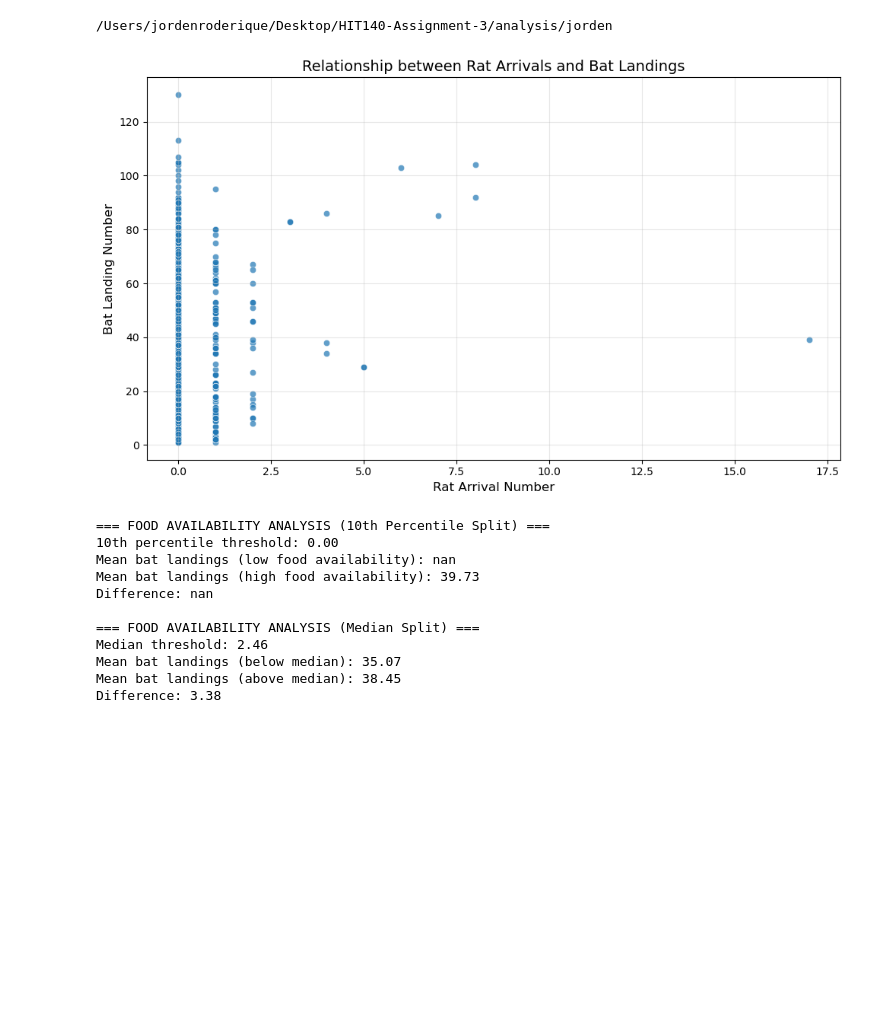
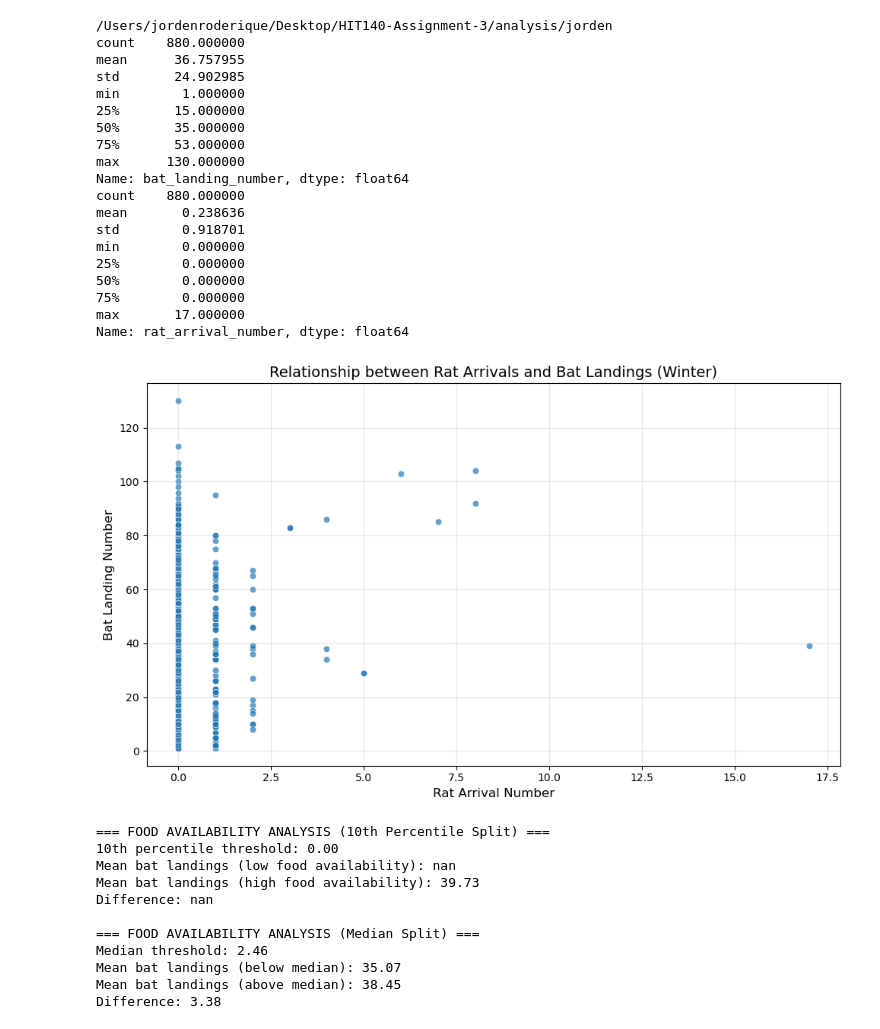
Before and after one commit to JordenRoderique/HIT140-Assignment-3, a Jupyter notebook: analysis/jorden/jr-analysis-winter.ipynb, the cells around one changed output. Drawn from its saved outputs; the diff is of its cells as text; code cells hidden in the pictures; blank space fills up the shorter version.

```diff
--- a/analysis/jorden/jr-analysis-winter.ipynb
+++ b/analysis/jorden/jr-analysis-winter.ipynb
@@ -1,29 +1,50 @@
 # %%
 import pandas as pd
 import numpy as np
 import matplotlib.pyplot as plt
 import seaborn as sns
 import statsmodels.api as sm
 import os
 
 cwd = os.getcwd()
 print(cwd)
 ds2_path = '../../datasets/cleaned/cleaned_dataset2_seasons.csv'
 df = pd.read_csv(os.path.join(cwd, ds2_path))
 df = df[df['season'] == 0] # Get winter rows
 
+print(df['bat_landing_number'].describe())
+print(df['rat_arrival_number'].describe())
+
 plt.figure(figsize=(10, 6))
 sns.scatterplot(x='rat_arrival_number', y='bat_landing_number', data=df, alpha=0.7)
-plt.title('Relationship between Rat Arrivals and Bat Landings', fontsize=14)
+plt.title('Relationship between Rat Arrivals and Bat Landings (Winter)', fontsize=14)
 plt.xlabel('Rat Arrival Number', fontsize=12)
 plt.ylabel('Bat Landing Number', fontsize=12)
 plt.grid(True, alpha=0.3)
 plt.savefig('../../figures/jr-analysis-winter/figure1.png', dpi=300, bbox_inches='tight')
 plt.tight_layout()
 plt.show()
 # %% [output]
 /Users/jordenroderique/Desktop/HIT140-Assignment-3/analysis/jorden
+count    880.000000
+mean      36.757955
+std       24.902985
+min        1.000000
+25%       15.000000
+50%       35.000000
+75%       53.000000
+max      130.000000
+Name: bat_landing_number, dtype: float64
+count    880.000000
+mean       0.238636
+std        0.918701
+min        0.000000
+25%        0.000000
+50%        0.000000
+75%        0.000000
+max       17.000000
+Name: rat_arrival_number, dtype: float64
-[figure, old version]
+[figure, new version]
 # %%
 food_limit = df['food_availability'].quantile(0.1)
 
```
Also changed, not shown: parts of 1 cell of this notebook, 9 other files.
